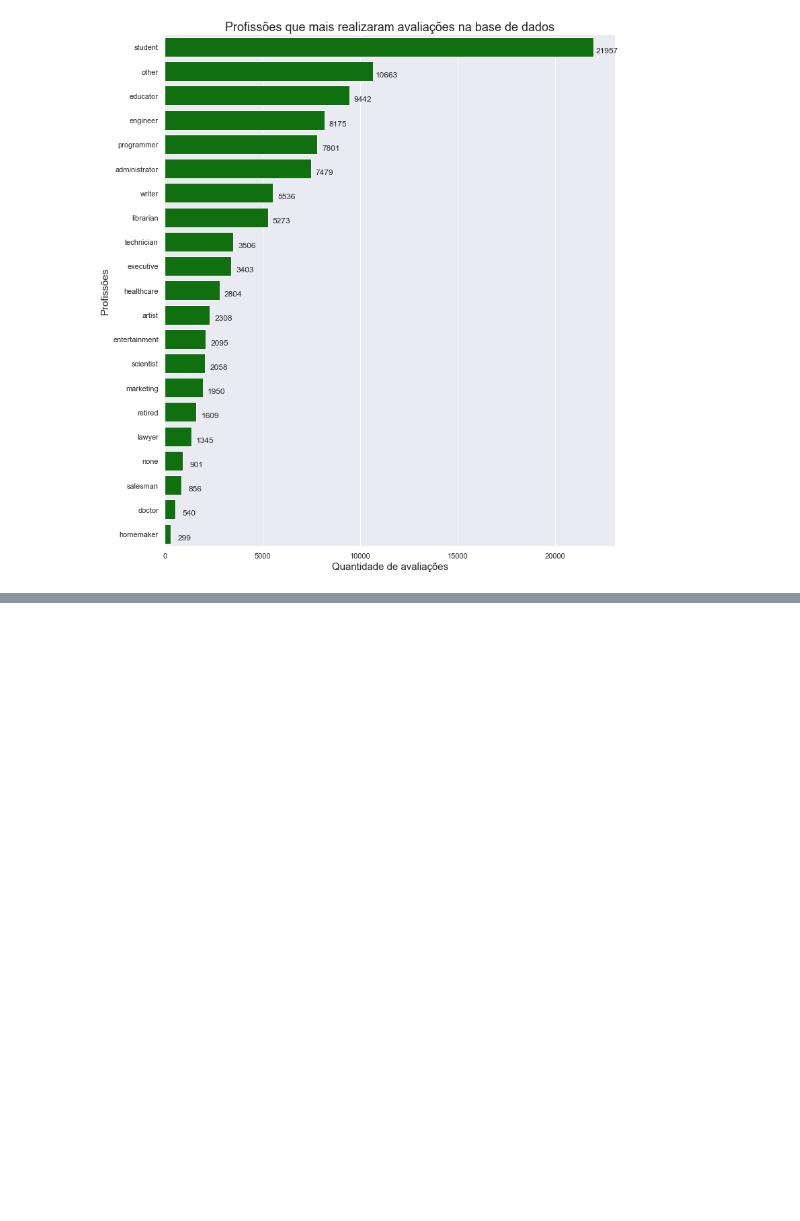
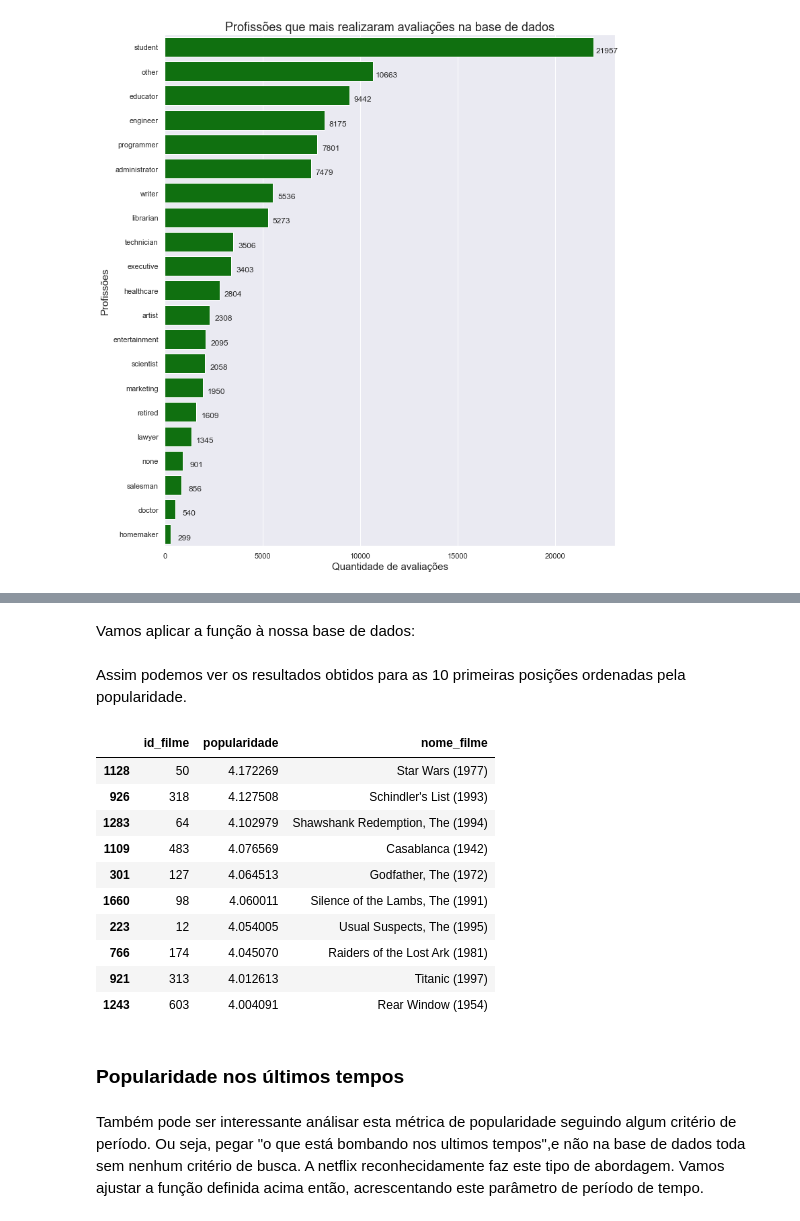
Before and after one commit to aravinii/SystemRecomendation, a Jupyter notebook: iris.ipynb, the cells around one changed output, grey strips where cells are left out. Drawn from its saved outputs; the diff is of its cells as text; code cells hidden in the pictures; blank space fills up the shorter version.

```diff
--- a/iris.ipynb
+++ b/iris.ipynb
@@ -497,0 +556,65 @@ plt.show()
+# %%
+def wr_imdb(dataframe, nome_coluna_avaliacoes, nome_coluna_id_filme, percentil_minimo_avaliacoes):
+    """
+    Função que executa a métrica de média ponderada definida pela IMDB
+
+
+    Parâmetros
+    ----------
+    dataframe: DataFrame
+        Pandas DataFrame que contem as informações necessárias para aplicação da função
+    nome_coluna_avaliacoes: String
+        O nome da coluna ao qual a formula será aplicada
+    nome_coluna_id_filme: String
+        O nome da coluna que identifica cada filme na base de dados
+    percentil_minimo_avaliacoes: Float
+        A quantidade do percentil que reflete o mínimo de avaliações necessárias para que um filme possa ser ranqueado
+
+
+    Retorno
+    ----------
+    DataFrame
+        Um Pandas DataFrame contendo em uma coluna o identificador de cada filme único na base e numa outra coluna a métrica de popularidade aplicada.
+    """
+
+    dataframe_auxiliar = dataframe[[nome_coluna_id_filme,nome_coluna_avaliacoes]].groupby(by=nome_coluna_id_filme).agg(['count','mean'])[nome_coluna_avaliacoes].reset_index()
+
+    C = dataframe[nome_coluna_avaliacoes].mean()
+    m = dataframe_auxiliar['count'].quantile(percentil_minimo_avaliacoes)
+
+    lista_auxiliar = []
+    for i in dataframe_auxiliar.index:
+        if (dataframe_auxiliar.iloc[i]['count'] < m):
+            lista_auxiliar.append(1)
+        else:
+            R = dataframe_auxiliar.iloc[i]['mean']
+            v = dataframe_auxiliar.iloc[i]['count']
+            lista_auxiliar.append( ( R*v + C*m ) / (v+m) )
+
+    dataframe_auxiliar['popularidade'] = lista_auxiliar
+
+    return dataframe_auxiliar[[nome_coluna_id_filme,'popularidade']].copy()
+# %% [markdown]
+Vamos aplicar a função à nossa base de dados:
+# %%
+df_resultado_popularidade = wr_imdb(df, 'avaliacao', 'id_filme', 0.9)
+# %% [markdown]
+Assim podemos ver os resultados obtidos para as 10 primeiras posições ordenadas pela popularidade.
+# %%
+df_resultado_popularidade.merge(df_item[['id_filme','nome_filme']], left_on='id_filme', right_on='id_filme', how='left').sort_values(by='popularidade', ascending=False).head(10)
+# %% [output]
+|  | id_filme | popularidade | nome_filme |
+| 1128 | 50 | 4.172269 | Star Wars (1977) |
+| 926 | 318 | 4.127508 | Schindler's List (1993) |
+| 1283 | 64 | 4.102979 | Shawshank Redemption, The (1994) |
+| 1109 | 483 | 4.076569 | Casablanca (1942) |
+| 301 | 127 | 4.064513 | Godfather, The (1972) |
+| 1660 | 98 | 4.060011 | Silence of the Lambs, The (1991) |
+| 223 | 12 | 4.054005 | Usual Suspects, The (1995) |
+| 766 | 174 | 4.045070 | Raiders of the Lost Ark (1981) |
+| 921 | 313 | 4.012613 | Titanic (1997) |
+| 1243 | 603 | 4.004091 | Rear Window (1954) |
+# %% [markdown]
+### Popularidade nos últimos tempos
+# %% [markdown]
+Também pode ser interessante análisar esta métrica de popularidade seguindo algum critério de período. Ou seja, pegar "o que está bombando nos ultimos tempos",e não na base de dados toda sem nenhum critério de busca. A netflix reconhecidamente faz este tipo de abordagem. Vamos ajustar a função definida acima então, acrescentando este parâmetro de período de tempo.
```
Also changed, not shown: parts of 55 cells of this notebook.
